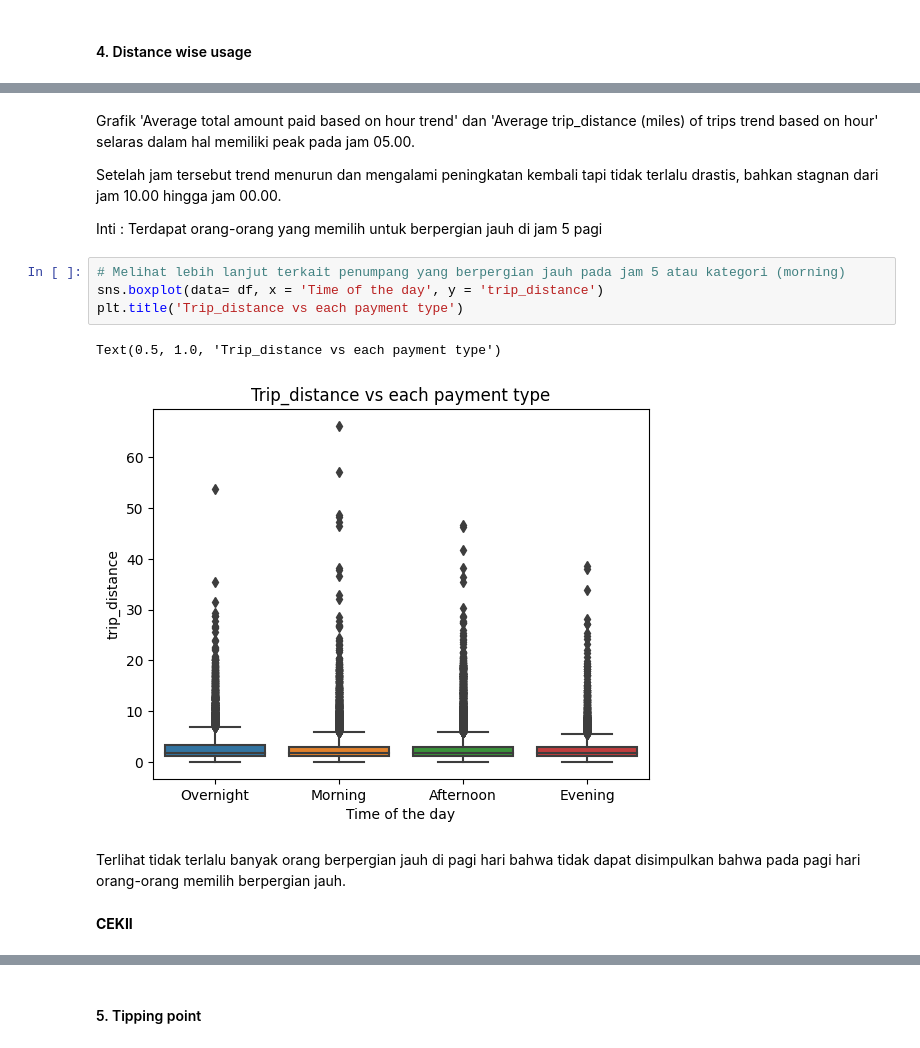
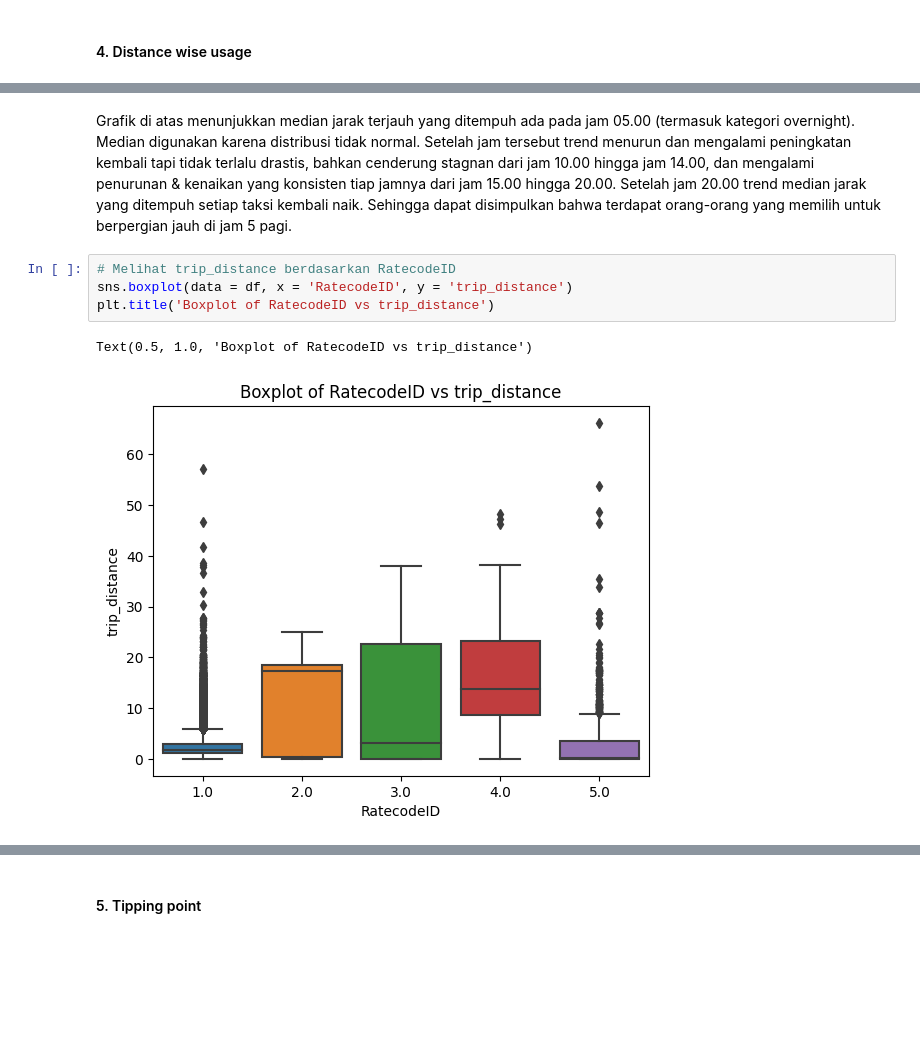
Before and after one commit to sylvialysn/CapstoneProject2, a Jupyter notebook: Capstone_2.ipynb, the cells around one changed output, grey strips where cells are left out. Drawn from its saved outputs; the diff is of its cells as text; blank space fills up the shorter version.

```diff
--- a/Capstone_2.ipynb
+++ b/Capstone_2.ipynb
@@ -882,17 +863,11 @@ Text(0.5, 0, 'pickup_hour')
 # %% [markdown]
-Grafik 'Average total amount paid based on hour trend' dan 'Average trip_distance (miles) of trips trend based on hour' selaras dalam hal memiliki peak pada jam 05.00.
-
-Setelah jam tersebut trend menurun dan mengalami peningkatan kembali tapi tidak terlalu drastis, bahkan stagnan dari jam 10.00 hingga jam 00.00.
-
-Inti : Terdapat orang-orang yang memilih untuk berpergian jauh di jam 5 pagi
+Grafik di atas menunjukkan median jarak terjauh yang ditempuh ada pada jam 05.00 (termasuk kategori overnight). Median digunakan karena distribusi tidak normal.
+Setelah jam tersebut trend menurun dan mengalami peningkatan kembali tapi tidak terlalu drastis, bahkan cenderung stagnan dari jam 10.00 hingga jam 14.00, dan mengalami penurunan & kenaikan yang konsisten tiap jamnya dari jam 15.00 hingga 20.00. Setelah jam 20.00 trend median jarak yang ditempuh setiap taksi kembali naik.
+Sehingga dapat disimpulkan bahwa terdapat orang-orang yang memilih untuk berpergian jauh di jam 5 pagi.
 # %%
-# Melihat lebih lanjut terkait penumpang yang berpergian jauh pada jam 5 atau kategori (morning)
-sns.boxplot(data= df, x = 'Time of the day', y = 'trip_distance')
-plt.title('Trip_distance vs each payment type')
+# Melihat trip_distance berdasarkan RatecodeID
+sns.boxplot(data = df, x = 'RatecodeID', y = 'trip_distance')
+plt.title('Boxplot of RatecodeID vs trip_distance')
 # %% [output]
-Text(0.5, 1.0, 'Trip_distance vs each payment type')
+Text(0.5, 1.0, 'Boxplot of RatecodeID vs trip_distance')
-[figure, old version]
+[figure, new version]
-# %% [markdown]
-Terlihat tidak terlalu banyak orang berpergian jauh di pagi hari bahwa tidak dapat disimpulkan bahwa pada pagi hari orang-orang memilih berpergian jauh.
-# %% [markdown]
-**CEKII**
```
Also changed, not shown: parts of 65 cells of this notebook.
